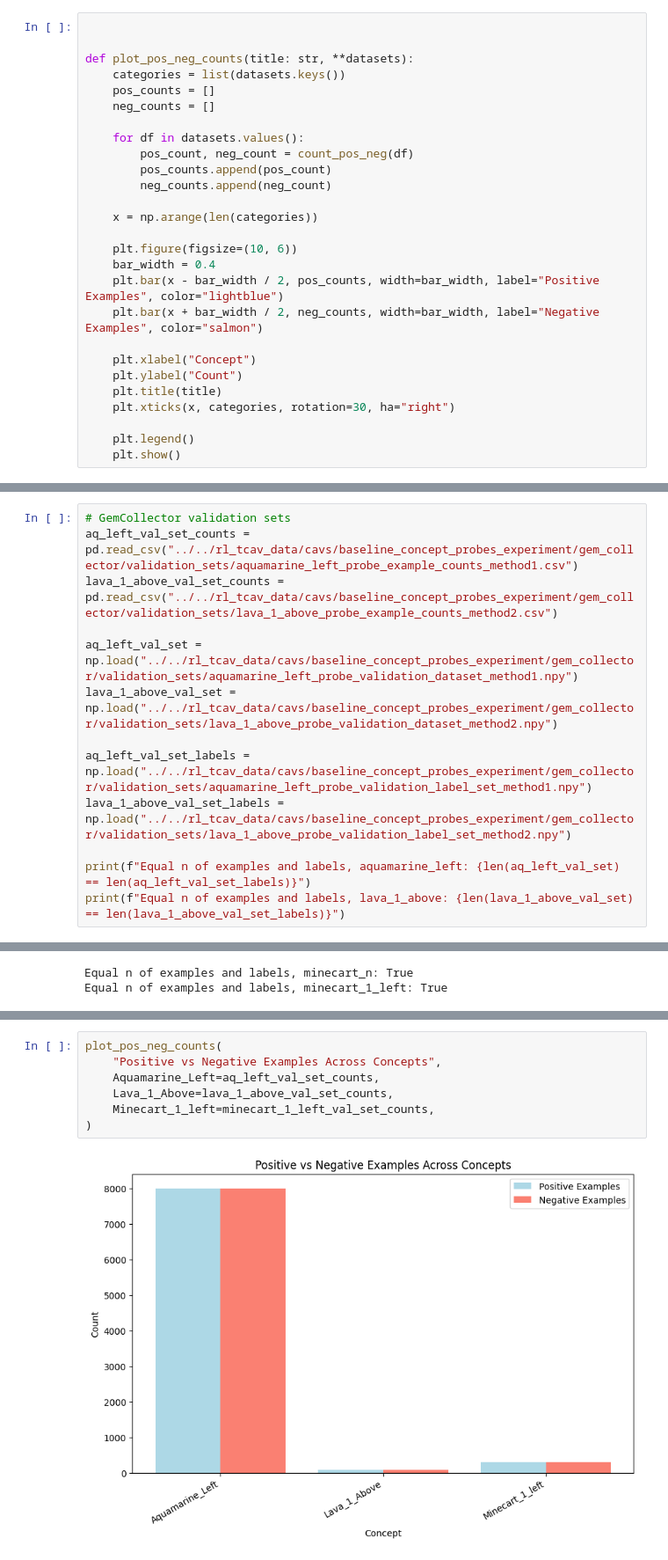
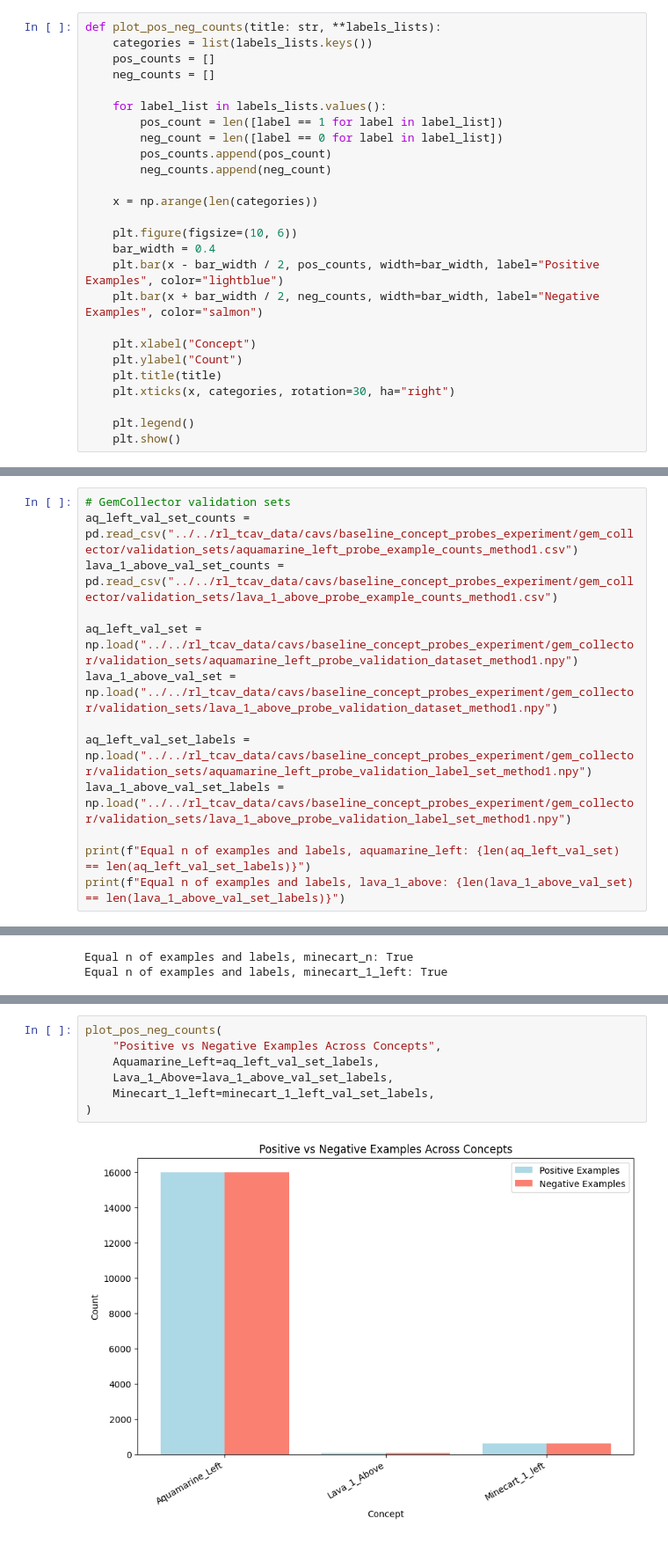
Before and after one commit to javanster/MSc-XAI-RL, a Jupyter notebook: experiments/concept_example_experiments/concept_probe_validation_sets_eda.ipynb, the cells around one changed output, grey strips where cells are left out. Shown at 88% size. Cells and saved outputs as stored; diff of their text form.

```diff
--- a/experiments/concept_example_experiments/concept_probe_validation_sets_eda.ipynb
+++ b/experiments/concept_example_experiments/concept_probe_validation_sets_eda.ipynb
@@ -46,13 +41,12 @@ def count_pos_neg(df):
 # %%
-
-
-def plot_pos_neg_counts(title: str, **datasets):
-    categories = list(datasets.keys())
+def plot_pos_neg_counts(title: str, **labels_lists):
+    categories = list(labels_lists.keys())
     pos_counts = []
     neg_counts = []
 
-    for df in datasets.values():
-        pos_count, neg_count = count_pos_neg(df)
+    for label_list in labels_lists.values():
+        pos_count = len([label == 1 for label in label_list])
+        neg_count = len([label == 0 for label in label_list])
         pos_counts.append(pos_count)
         neg_counts.append(neg_count)
 
@@ -84,13 +78,13 @@ def plot_continuous_label_distribution(labels, title, bins=30):
 # %%
 # GemCollector validation sets
 aq_left_val_set_counts = pd.read_csv("../../rl_tcav_data/cavs/baseline_concept_probes_experiment/gem_collector/validation_sets/aquamarine_left_probe_example_counts_method1.csv")
-lava_1_above_val_set_counts = pd.read_csv("../../rl_tcav_data/cavs/baseline_concept_probes_experiment/gem_collector/validation_sets/lava_1_above_probe_example_counts_method2.csv")
+lava_1_above_val_set_counts = pd.read_csv("../../rl_tcav_data/cavs/baseline_concept_probes_experiment/gem_collector/validation_sets/lava_1_above_probe_example_counts_method1.csv")
 
 aq_left_val_set = np.load("../../rl_tcav_data/cavs/baseline_concept_probes_experiment/gem_collector/validation_sets/aquamarine_left_probe_validation_dataset_method1.npy")
-lava_1_above_val_set = np.load("../../rl_tcav_data/cavs/baseline_concept_probes_experiment/gem_collector/validation_sets/lava_1_above_probe_validation_dataset_method2.npy")
+lava_1_above_val_set = np.load("../../rl_tcav_data/cavs/baseline_concept_probes_experiment/gem_collector/validation_sets/lava_1_above_probe_validation_dataset_method1.npy")
 
 aq_left_val_set_labels = np.load("../../rl_tcav_data/cavs/baseline_concept_probes_experiment/gem_collector/validation_sets/aquamarine_left_probe_validation_label_set_method1.npy")
-lava_1_above_val_set_labels = np.load("../../rl_tcav_data/cavs/baseline_concept_probes_experiment/gem_collector/validation_sets/lava_1_above_probe_validation_label_set_method2.npy")
+lava_1_above_val_set_labels = np.load("../../rl_tcav_data/cavs/baseline_concept_probes_experiment/gem_collector/validation_sets/lava_1_above_probe_validation_label_set_method1.npy")
 
 print(f"Equal n of examples and labels, aquamarine_left: {len(aq_left_val_set) == len(aq_left_val_set_labels)}")
 print(f"Equal n of examples and labels, lava_1_above: {len(lava_1_above_val_set) == len(lava_1_above_val_set_labels)}")
@@ -173,12 +167,12 @@ plot_approach_batch_bar_chart(minecart_1_left_val_set_counts, "Minecart 1 Left -
 # %%
 plot_pos_neg_counts(
     "Positive vs Negative Examples Across Concepts",
-    Aquamarine_Left=aq_left_val_set_counts,
-    Lava_1_Above=lava_1_above_val_set_counts,
-    Minecart_1_left=minecart_1_left_val_set_counts,
+    Aquamarine_Left=aq_left_val_set_labels,
+    Lava_1_Above=lava_1_above_val_set_labels,
+    Minecart_1_left=minecart_1_left_val_set_labels,
 )
 # %% [output]
-[figure, old version]
+[figure, new version]
 # %%
 plot_continuous_label_distribution(minecart_n_val_set_labels, title="Distribution of Continuous Labels in Val Set, minecart_n")
 # %% [output]
```
Also changed, not shown: parts of 10 cells of this notebook.
